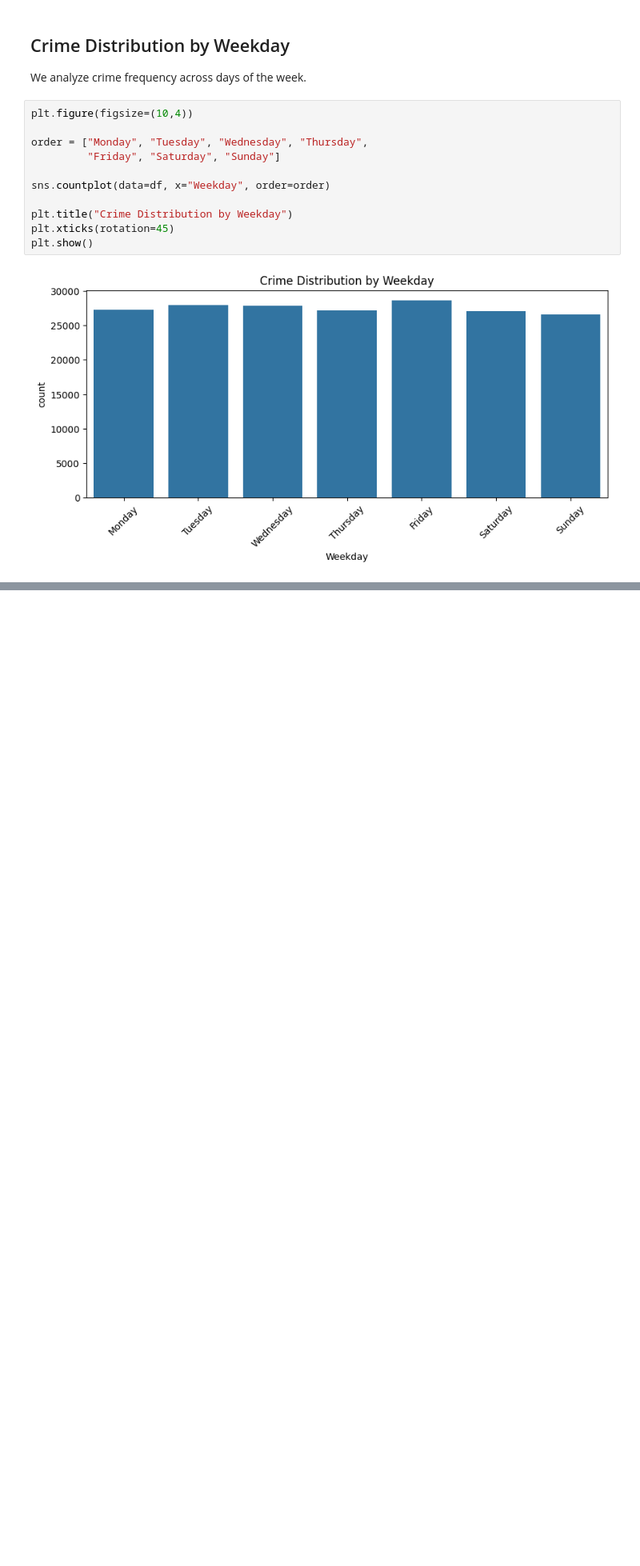
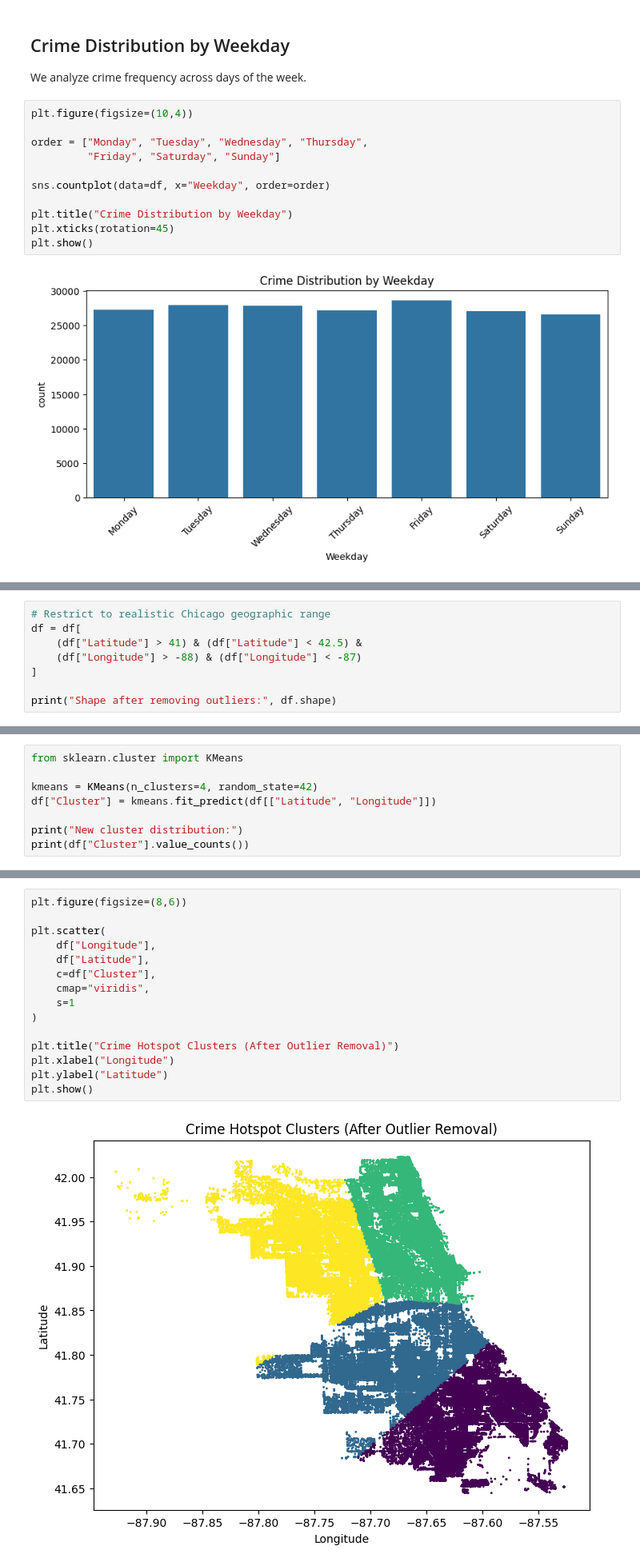
Before and after one commit to khakhkharrushit/crime-intelligence-system, a Jupyter notebook: notebooks/01_data_exploration.ipynb, the cells around one changed output, grey strips where cells are left out. Shown at 80% size. Saved outputs shown, nothing was run; the diff lists cells and outputs as text; blank space fills up the shorter version.

```diff
--- a/notebooks/01_data_exploration.ipynb
+++ b/notebooks/01_data_exploration.ipynb
@@ -228,0 +313,8 @@ plt.show()
+# %%
+# Restrict to realistic Chicago geographic range
+df = df[
+    (df["Latitude"] > 41) & (df["Latitude"] < 42.5) &
+    (df["Longitude"] > -88) & (df["Longitude"] < -87)
+]
+
+print("Shape after removing outliers:", df.shape)
@@ -228,0 +328,8 @@ plt.show()
+# %%
+from sklearn.cluster import KMeans
+
+kmeans = KMeans(n_clusters=4, random_state=42)
+df["Cluster"] = kmeans.fit_predict(df[["Latitude", "Longitude"]])
+
+print("New cluster distribution:")
+print(df["Cluster"].value_counts())
@@ -228,0 +344,17 @@ plt.show()
+# %%
+plt.figure(figsize=(8,6))
+
+plt.scatter(
+    df["Longitude"],
+    df["Latitude"],
+    c=df["Cluster"],
+    cmap="viridis",
+    s=1
+)
+
+plt.title("Crime Hotspot Clusters (After Outlier Removal)")
+plt.xlabel("Longitude")
+plt.ylabel("Latitude")
+plt.show()
+# %% [output]
+[figure, added]
```
Also changed, not shown: parts of 15 cells of this notebook.
